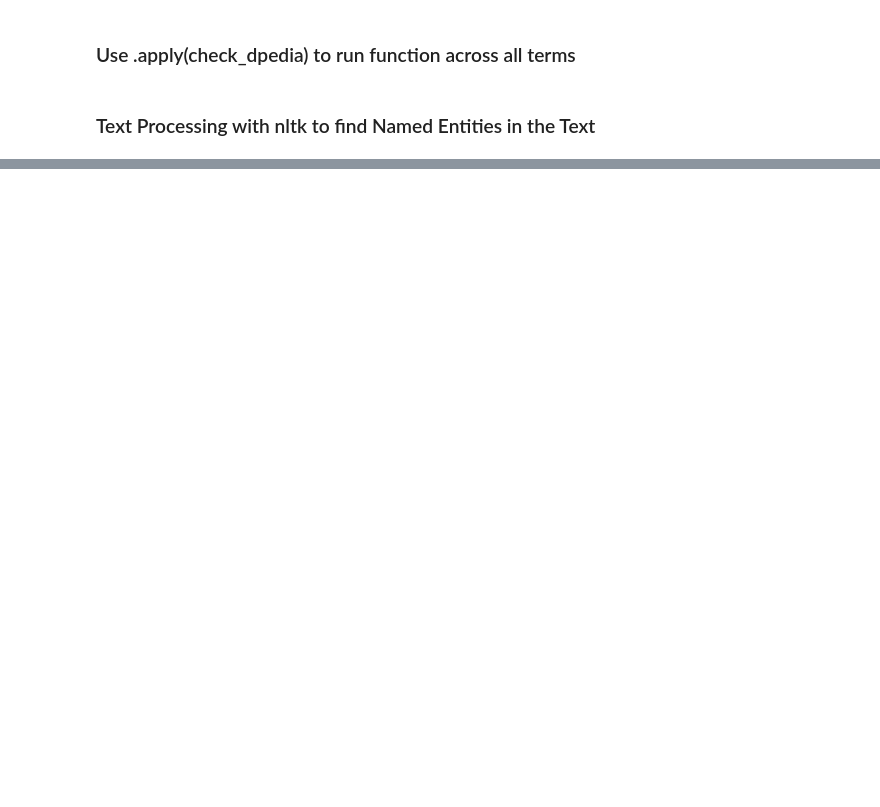
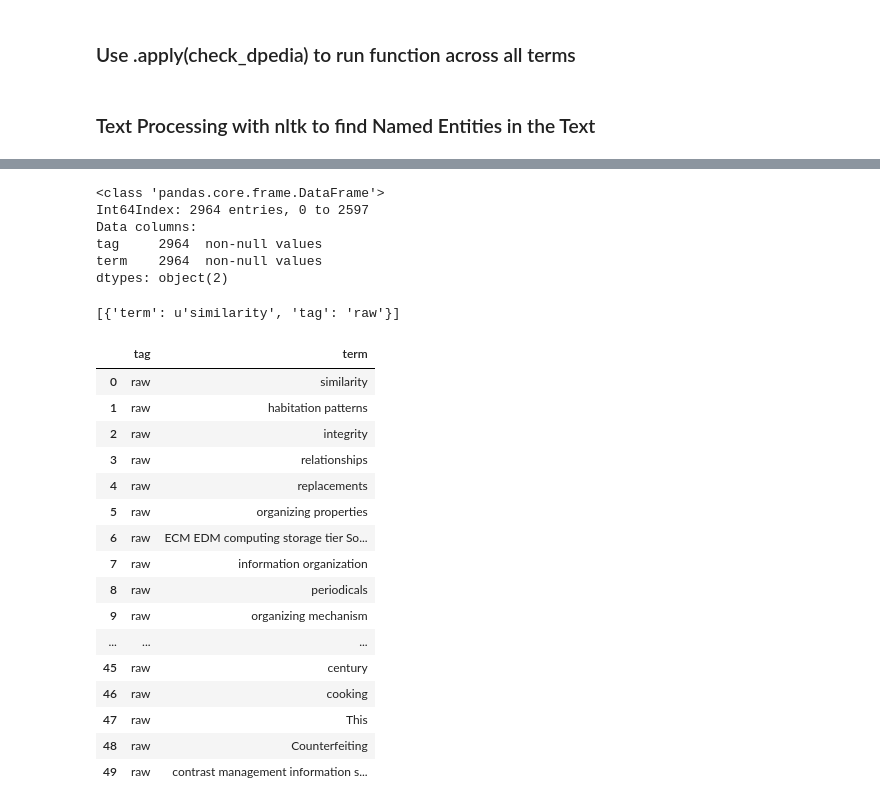
Before and after one commit to AJRenold/doctorbook, a Jupyter notebook: notebooks/DocBookParse.ipynb, the cells around one changed output, grey strips where cells are left out. Drawn from its saved outputs; the diff is of its cells as text; code cells hidden in the pictures; blank space fills up the shorter version.

```diff
--- a/notebooks/DocBookParse.ipynb
+++ b/notebooks/DocBookParse.ipynb
@@ -193,0 +235,18 @@ print terms
+# %%
+df
+# %% [output]
+<class 'pandas.core.frame.DataFrame'>
+Int64Index: 2964 entries, 0 to 2597
+Data columns:
+tag     2964  non-null values
+term    2964  non-null values
+dtypes: object(2)
+# %%
+list_for_df = []
+for term in set(terms_for_df):
+    if term != "" and term != " ":
+        list_for_df.append({ 'term': term, 'tag': 'raw'})
+
+print list_for_df[0:1]
+# %% [output]
+[{'term': u'similarity', 'tag': 'raw'}]
@@ -193,0 +255,22 @@ print terms
+# %%
+df_rawterms = df[df['tag']=='raw']
+# %%
+df_rawterms[:50]
+# %% [output]
+|  | tag | term |
+| 0 | raw | similarity |
+| 1 | raw | habitation patterns |
+| 2 | raw | integrity |
+| 3 | raw | relationships |
+| 4 | raw | replacements |
+| 5 | raw | organizing properties |
+| 6 | raw | ECM EDM computing storage tier So... |
+| 7 | raw | information organization |
+| 8 | raw | periodicals |
+| 9 | raw | organizing mechanism |
+| ... | ... | ... |
+| 45 | raw | century |
+| 46 | raw | cooking |
+| 47 | raw | This |
+| 48 | raw | Counterfeiting |
+| 49 | raw | contrast management information s... |
```
Also changed, not shown: parts of 20 cells of this notebook, 1 other file.
